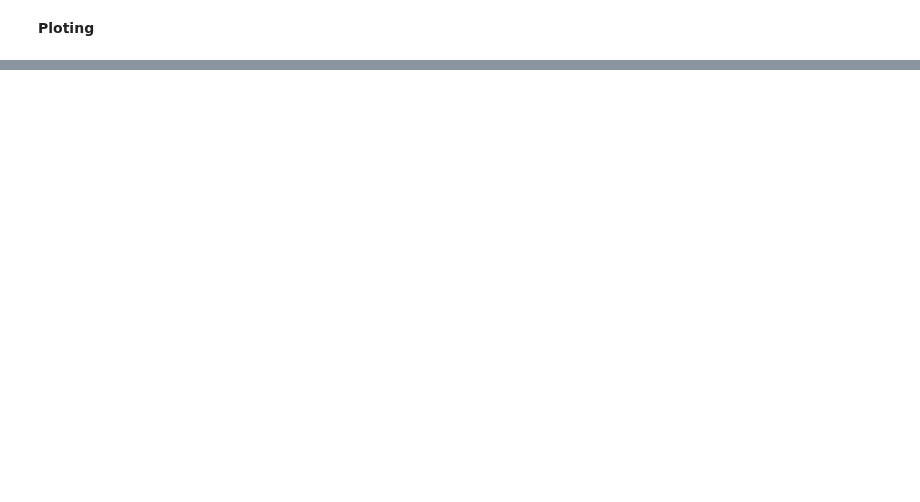
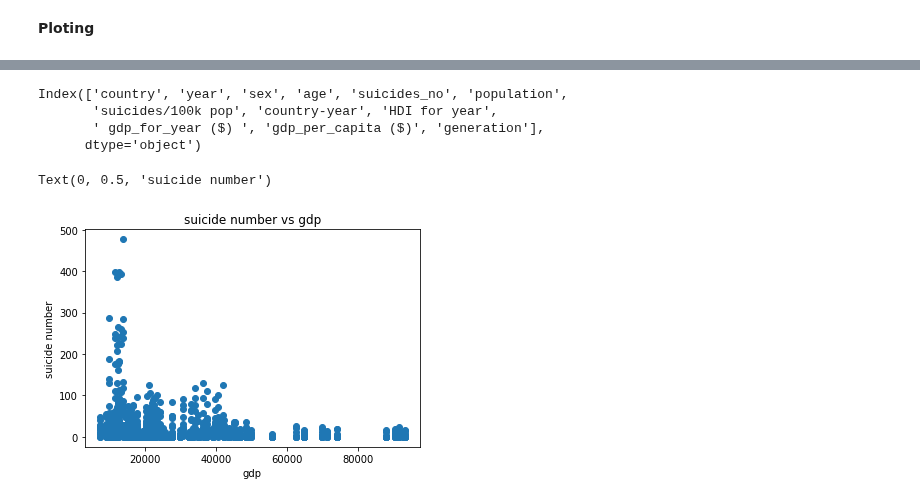
Before and after one commit to aghapygad336/MENA, a Jupyter notebook: gtd_happiness.ipynb, the cells around one changed output, grey strips where cells are left out. Saved outputs shown, nothing was run; the diff lists cells and outputs as text; code cells hidden in the pictures; blank space fills up the shorter version.

```diff
--- a/gtd_happiness.ipynb
+++ b/gtd_happiness.ipynb
@@ -405,0 +329,16 @@ plotFmeasure(fScoreTrain,fScoreTest)
+# %%
+suicide.columns
+# %% [output]
+Index(['country', 'year', 'sex', 'age', 'suicides_no', 'population',
+       'suicides/100k pop', 'country-year', 'HDI for year',
+       ' gdp_for_year ($) ', 'gdp_per_capita ($)', 'generation'],
+      dtype='object')
+# %%
+plt.figure()
+plt.title('suicide number vs gdp')
+plt.scatter(suicide['gdp_per_capita ($)'],suicide['suicides_no'])
+plt.xlabel('gdp')
+plt.ylabel('suicide number')
+# %% [output]
+Text(0, 0.5, 'suicide number')
+[figure, added]
```
Also changed, not shown: parts of 36 cells of this notebook.
